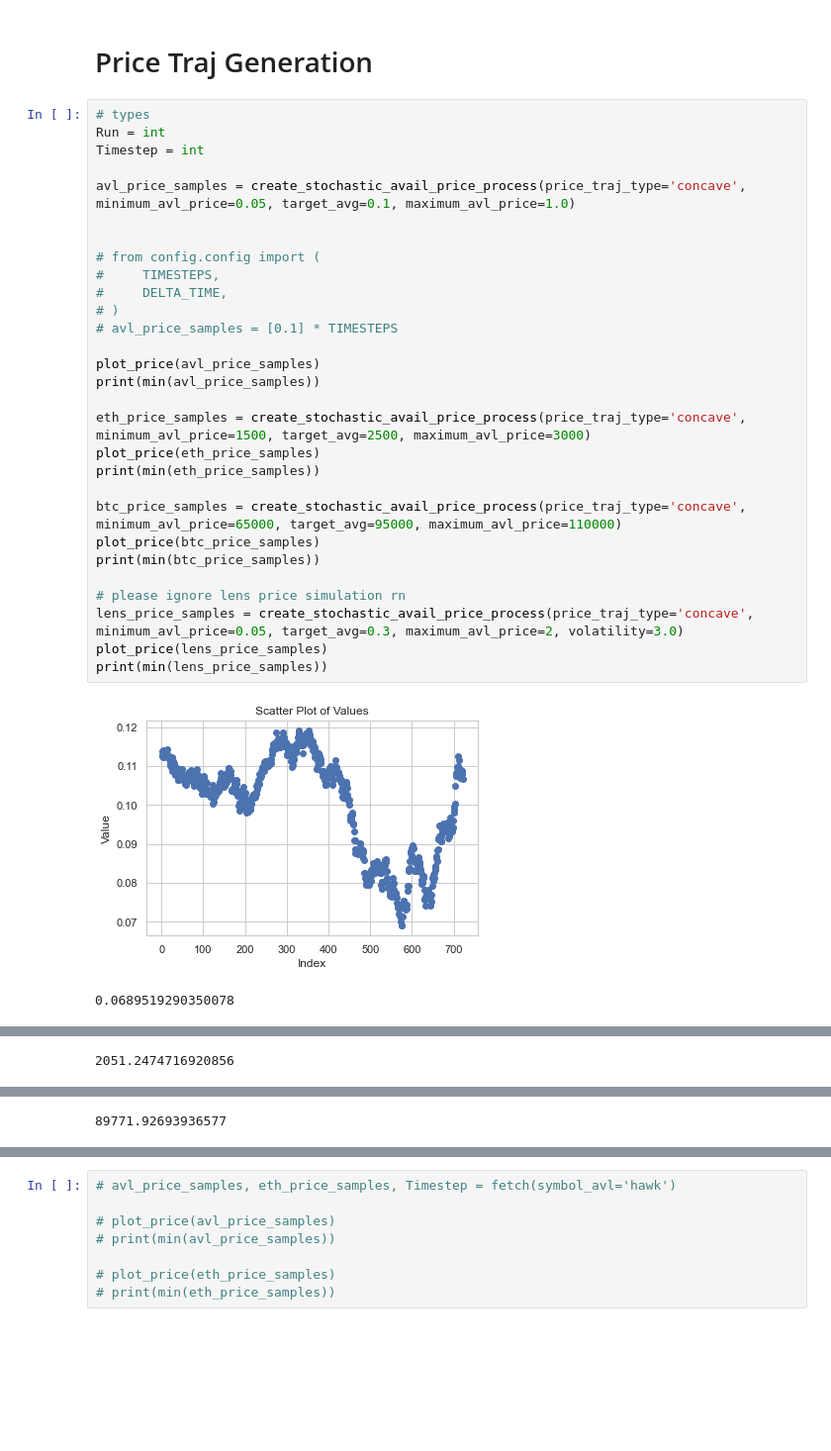
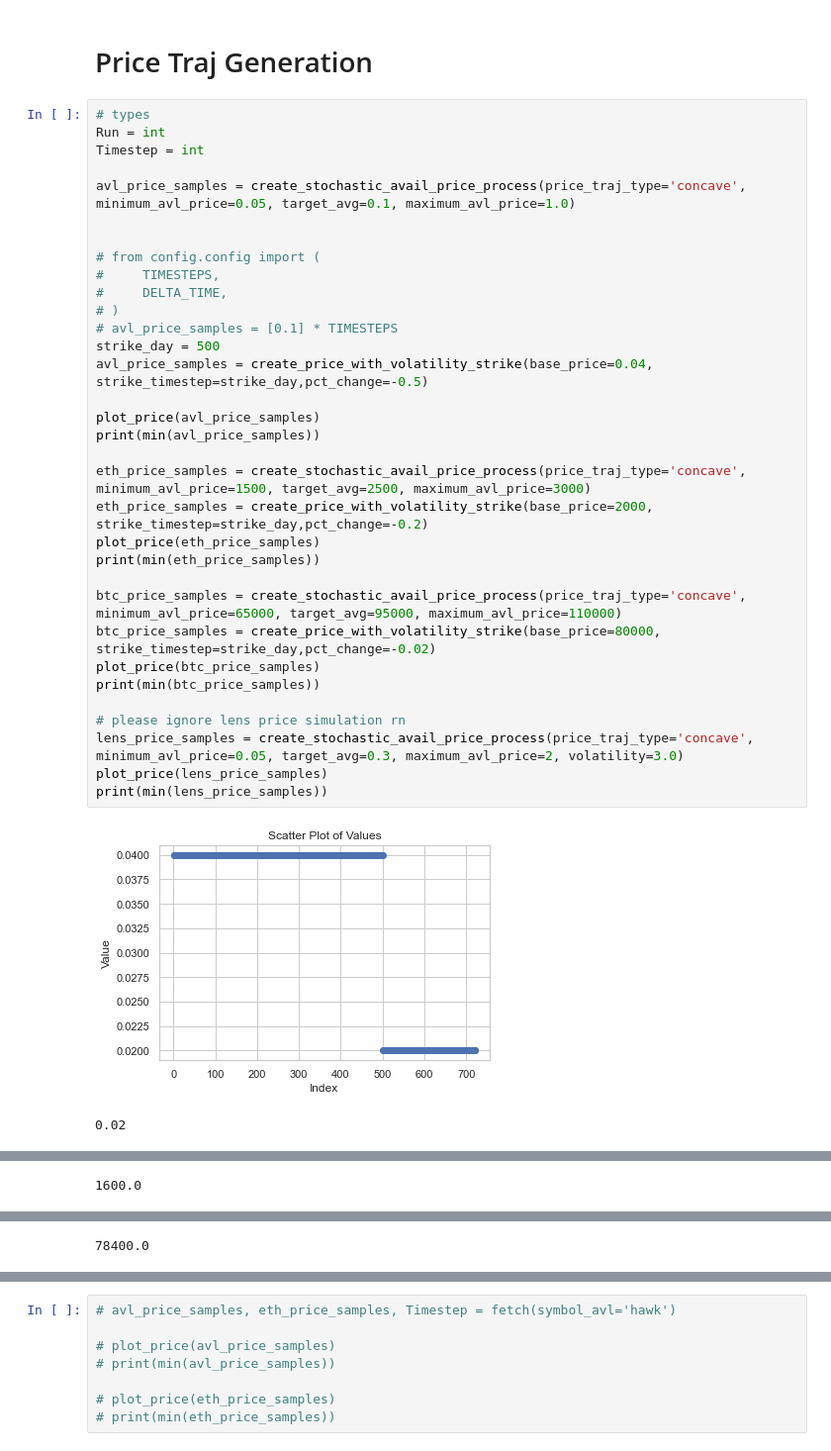
Before and after one commit to dengwx11/Avail-Fusion-CryptoEcon, a Jupyter notebook: notebooks/cold-start-analysis.ipynb, the cells around one changed output, grey strips where cells are left out. Shown at 99% size. Drawn from its saved outputs; the diff is of its cells as text; blank space fills up the shorter version.

Commit message:
all updates before plotting

```diff
--- a/notebooks/cold-start-analysis.ipynb
+++ b/notebooks/cold-start-analysis.ipynb
@@ -52,32 +54,36 @@ from config.psub import psub
 # %%
 # types
 Run = int
 Timestep = int
 
 avl_price_samples = create_stochastic_avail_price_process(price_traj_type='concave', minimum_avl_price=0.05, target_avg=0.1, maximum_avl_price=1.0)
 
 
 # from config.config import (
 #     TIMESTEPS,
 #     DELTA_TIME,
 # )
 # avl_price_samples = [0.1] * TIMESTEPS
+strike_day = 500
+avl_price_samples = create_price_with_volatility_strike(base_price=0.04, strike_timestep=strike_day,pct_change=-0.5)
 
 plot_price(avl_price_samples)
 print(min(avl_price_samples))
 
 eth_price_samples = create_stochastic_avail_price_process(price_traj_type='concave', minimum_avl_price=1500, target_avg=2500, maximum_avl_price=3000)
+eth_price_samples = create_price_with_volatility_strike(base_price=2000, strike_timestep=strike_day,pct_change=-0.2)
 plot_price(eth_price_samples)
 print(min(eth_price_samples))
 
 btc_price_samples = create_stochastic_avail_price_process(price_traj_type='concave', minimum_avl_price=65000, target_avg=95000, maximum_avl_price=110000)
+btc_price_samples = create_price_with_volatility_strike(base_price=80000, strike_timestep=strike_day,pct_change=-0.02)
 plot_price(btc_price_samples)
 print(min(btc_price_samples))
 
 # please ignore lens price simulation rn
 lens_price_samples = create_stochastic_avail_price_process(price_traj_type='concave', minimum_avl_price=0.05, target_avg=0.3, maximum_avl_price=2, volatility=3.0)
 plot_price(lens_price_samples)
 print(min(lens_price_samples))
 # %% [output]
-[figure, old version]
+[figure, new version]
-0.0689519290350078
+0.02
@@ -85 +91 @@ print(min(lens_price_samples))
-2051.2474716920856
+1600.0
@@ -87 +93 @@ print(min(lens_price_samples))
-89771.92693936577
+78400.0
```
Also changed, not shown: parts of 5 cells of this notebook, 10 other files.
